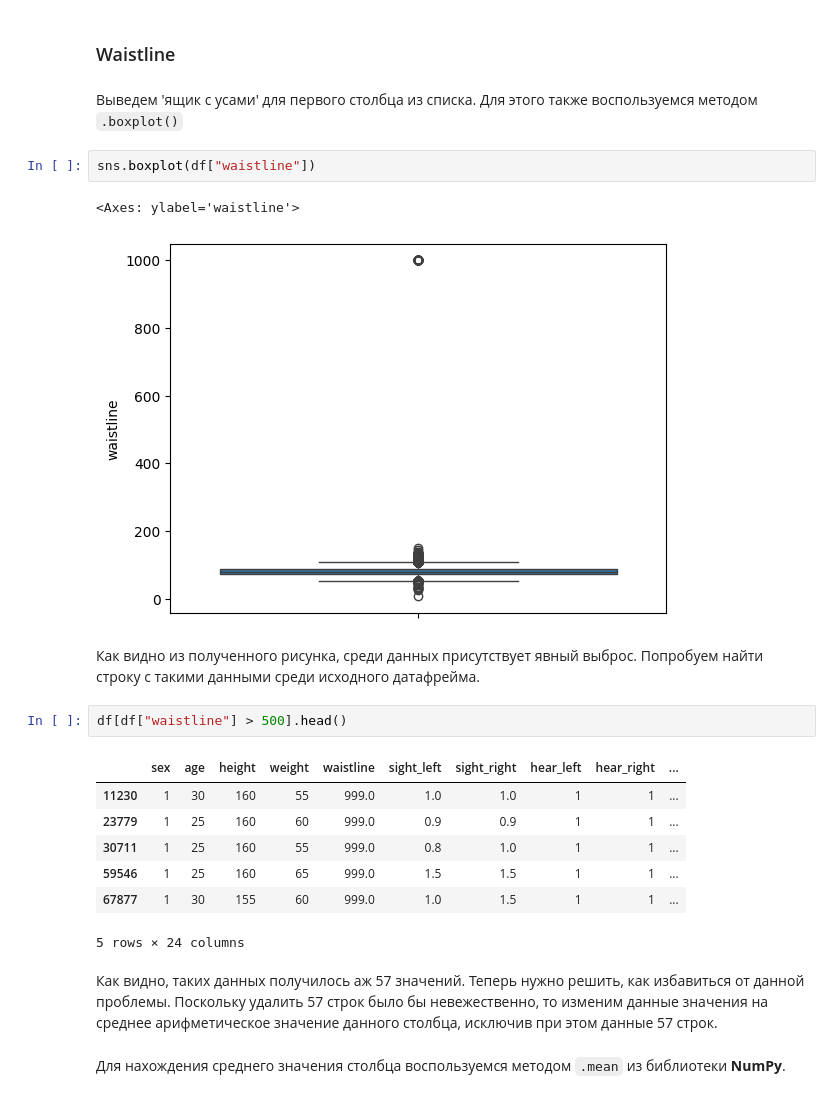
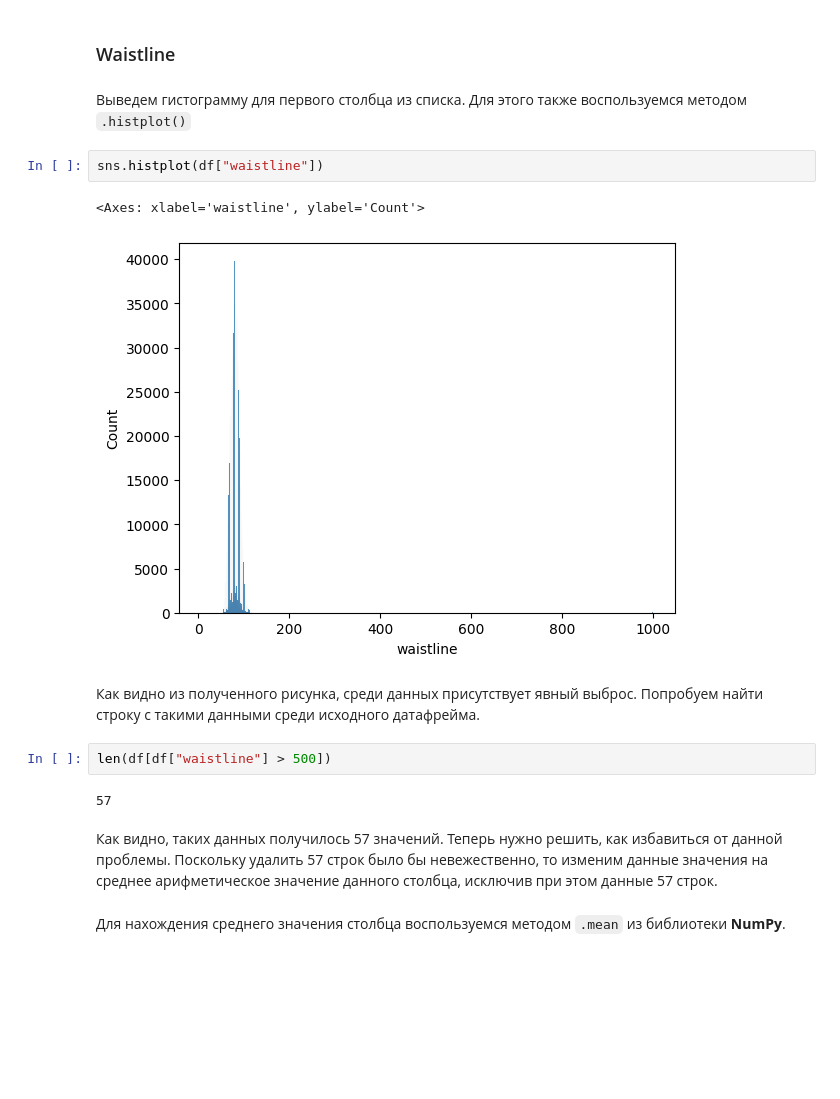
Before and after one commit to Supercili0usMe/bachelors_diploma_work, a Jupyter notebook: Smoking and drinking classification/1_EDA.ipynb, the cells around one changed output. Cells and saved outputs as stored; diff of their text form; blank space fills up the shorter version.

```diff
--- a/Smoking and drinking classification/1_EDA.ipynb
+++ b/Smoking and drinking classification/1_EDA.ipynb
@@ -400,26 +401,20 @@ for i in range(len(columns)):
 # %% [markdown]
 ### Waistline
 # %% [markdown]
-Выведем 'ящик с усами' для первого столбца из списка. Для этого также воспользуемся методом `.boxplot()`
+Выведем гистограмму для первого столбца из списка. Для этого также воспользуемся методом `.histplot()`
 # %%
-sns.boxplot(df["waistline"])
+sns.histplot(df["waistline"])
 # %% [output]
-<Axes: ylabel='waistline'>
+<Axes: xlabel='waistline', ylabel='Count'>
-[figure, old version]
+[figure, new version]
 # %% [markdown]
 Как видно из полученного рисунка, среди данных присутствует явный выброс. Попробуем найти строку с такими данными среди исходного датафрейма.
 # %%
-df[df["waistline"] > 500].head()
+len(df[df["waistline"] > 500])
 # %% [output]
-|  | sex | age | height | weight | waistline | sight_left | sight_right | hear_left | hear_right | ... |
-| 11230 | 1 | 30 | 160 | 55 | 999.0 | 1.0 | 1.0 | 1 | 1 | ... |
-| 23779 | 1 | 25 | 160 | 60 | 999.0 | 0.9 | 0.9 | 1 | 1 | ... |
-| 30711 | 1 | 25 | 160 | 55 | 999.0 | 0.8 | 1.0 | 1 | 1 | ... |
-| 59546 | 1 | 25 | 160 | 65 | 999.0 | 1.5 | 1.5 | 1 | 1 | ... |
-| 67877 | 1 | 30 | 155 | 60 | 999.0 | 1.0 | 1.5 | 1 | 1 | ... |
-5 rows × 24 columns
+57
 # %% [markdown]
-Как видно, таких данных получилось аж 57 значений. Теперь нужно решить, как избавиться от данной проблемы. Поскольку удалить 57 строк было бы невежественно, то изменим данные значения на среднее арифметическое значение данного столбца, исключив при этом данные 57 строк.
+Как видно, таких данных получилось 57 значений. Теперь нужно решить, как избавиться от данной проблемы. Поскольку удалить 57 строк было бы невежественно, то изменим данные значения на среднее арифметическое значение данного столбца, исключив при этом данные 57 строк.
 # %% [markdown]
 Для нахождения среднего значения столбца воспользуемся методом `.mean` из библиотеки **NumPy**.
 # %%
```
Also changed, not shown: parts of 25 cells of this notebook.
